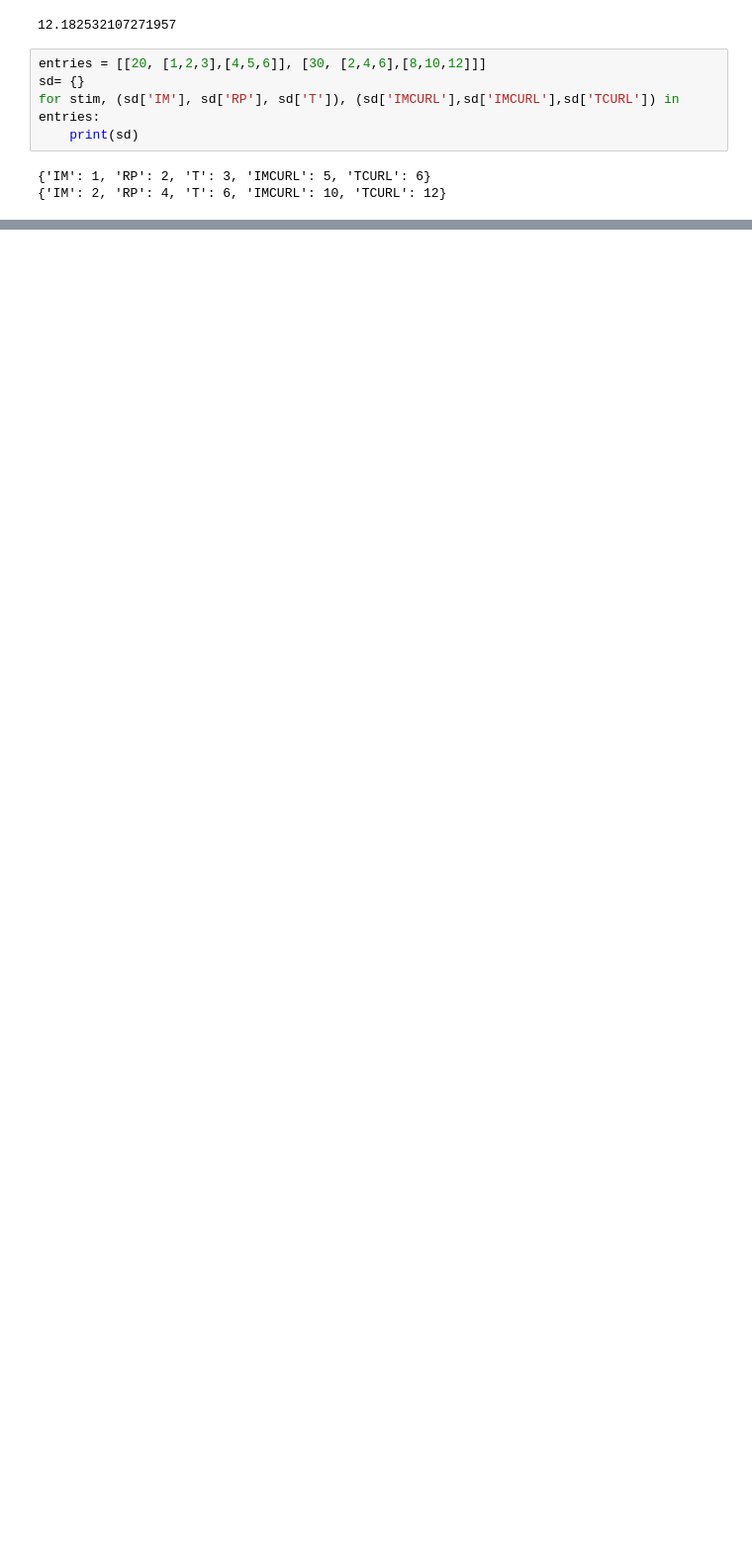
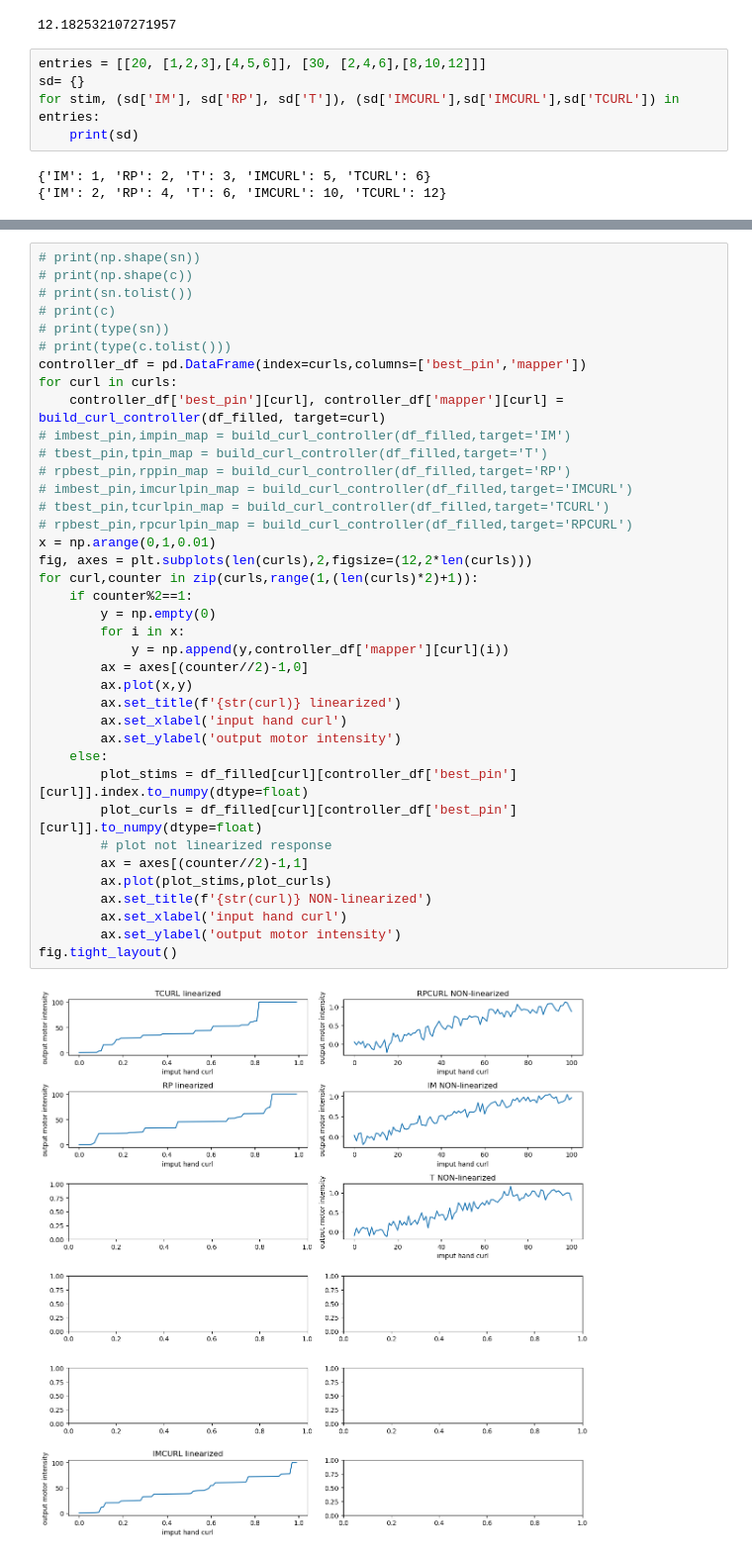
Before and after one commit to coolperson655/Tech-studio-project, a Jupyter notebook: Test notebook.ipynb, the cells around one changed output, grey strips where cells are left out. Shown at 99% size. Drawn from its saved outputs; the diff is of its cells as text; blank space fills up the shorter version.

```diff
--- a/Test notebook.ipynb
+++ b/Test notebook.ipynb
@@ -179,0 +412,40 @@ plt.plot(range(0,101),mapvals)
+# %%
+# print(np.shape(sn))
+# print(np.shape(c))
+# print(sn.tolist())
+# print(c)
+# print(type(sn))
+# print(type(c.tolist()))
+controller_df = pd.DataFrame(index=curls,columns=['best_pin','mapper'])
+for curl in curls:
+    controller_df['best_pin'][curl], controller_df['mapper'][curl] = build_curl_controller(df_filled, target=curl)
+# imbest_pin,impin_map = build_curl_controller(df_filled,target='IM')
+# tbest_pin,tpin_map = build_curl_controller(df_filled,target='T')
+# rpbest_pin,rppin_map = build_curl_controller(df_filled,target='RP')
+# imbest_pin,imcurlpin_map = build_curl_controller(df_filled,target='IMCURL')
+# tbest_pin,tcurlpin_map = build_curl_controller(df_filled,target='TCURL')
+# rpbest_pin,rpcurlpin_map = build_curl_controller(df_filled,target='RPCURL')
+x = np.arange(0,1,0.01)
+fig, axes = plt.subplots(len(curls),2,figsize=(12,2*len(curls)))
+for curl,counter in zip(curls,range(1,(len(curls)*2)+1)):
+    if counter%2==1:
+        y = np.empty(0)
+        for i in x:
+            y = np.append(y,controller_df['mapper'][curl](i))
+        ax = axes[(counter//2)-1,0]
+        ax.plot(x,y)
+        ax.set_title(f'{str(curl)} linearized')
+        ax.set_xlabel('input hand curl')
+        ax.set_ylabel('output motor intensity')
+    else:
+        plot_stims = df_filled[curl][controller_df['best_pin'][curl]].index.to_numpy(dtype=float)
+        plot_curls = df_filled[curl][controller_df['best_pin'][curl]].to_numpy(dtype=float)
+        # plot not linearized response
+        ax = axes[(counter//2)-1,1]
+        ax.plot(plot_stims,plot_curls)
+        ax.set_title(f'{str(curl)} NON-linearized')
+        ax.set_xlabel('input hand curl')
+        ax.set_ylabel('output motor intensity')
+fig.tight_layout()
+# %% [output]
+[figure, added]
```
Also changed, not shown: parts of 13 cells of this notebook, 3 other files.
